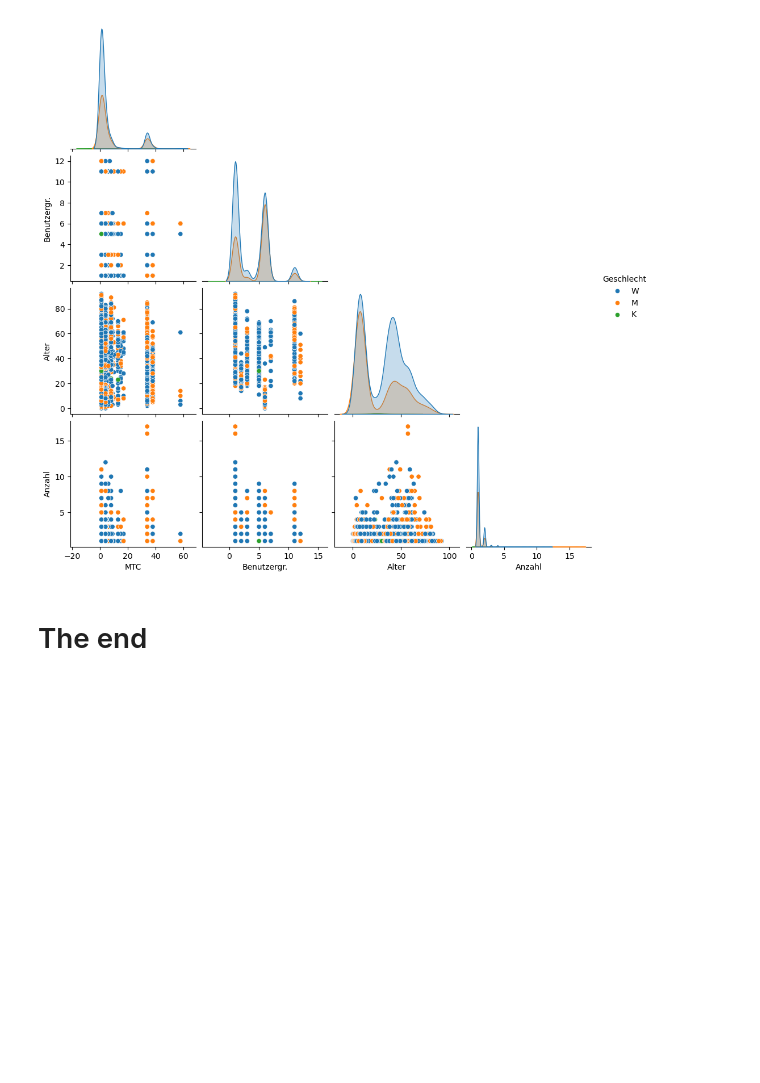
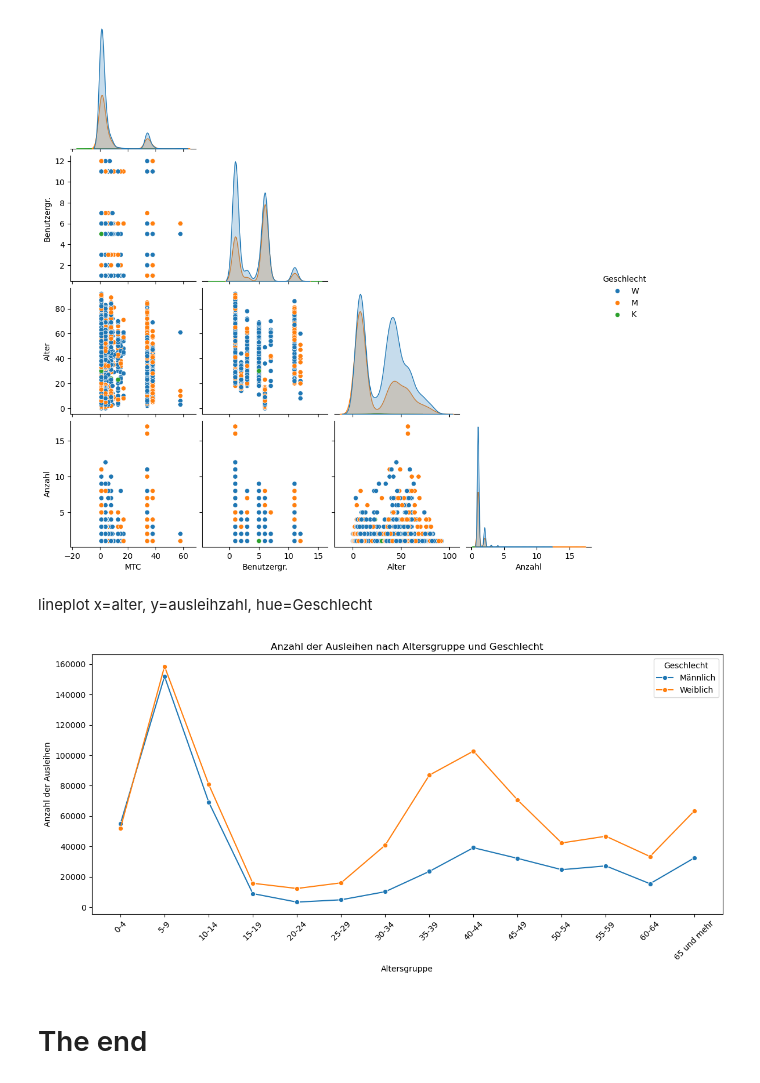
Before and after one commit to BeatriceM476/Final-project, a Jupyter notebook: AusEx_2024.ipynb, the cells around one changed output. Saved outputs shown, nothing was run; the diff lists cells and outputs as text; code cells hidden in the pictures; blank space fills up the shorter version.

```diff
--- a/AusEx_2024.ipynb
+++ b/AusEx_2024.ipynb
@@ -377,2 +375,55 @@ lineplot x=alter, y=ausleihzahl, hue=Geschlecht
+# %% [markdown]
+lineplot x=alter, y=ausleihzahl, hue=Geschlecht
+# %%
+# ---------------------------
+# 1️⃣ Définir les tranches d'âge (groupes de 5 ans + 65 et plus)
+# ---------------------------
+age_labels = ['0-4', '5-9', '10-14', '15-19', '20-24', '25-29',
+              '30-34', '35-39', '40-44', '45-49', '50-54', '55-59',
+              '60-64', '65 und mehr']
+
+bins = list(range(0, 70, 5)) + [200]  # 0,5,10,...65,200
+
+# ---------------------------
+# 2️⃣ Catégoriser les âges
+# ---------------------------
+AusEx_2024_df['Altersgruppe'] = pd.cut(
+    AusEx_2024_df['Alter'],
+    bins=bins,
+    labels=age_labels,
+    right=False
+)
+
+# ---------------------------
+# 3️⃣ Harmoniser les sexes si besoin
+# ---------------------------
+geschlecht_map = {"M": "Männlich", "W": "Weiblich"}
+AusEx_2024_df['Geschlecht'] = AusEx_2024_df['Geschlecht'].map(geschlecht_map)
+
+# ---------------------------
+# 4️⃣ Compter le nombre d'emprunts par tranche et sexe
+# ---------------------------
+ausleih_counts = AusEx_2024_df.groupby(['Altersgruppe','Geschlecht']).size().reset_index(name="Ausleihzahl")
+
+# ---------------------------
+# 5️⃣ Visualisation
+# ---------------------------
+plt.figure(figsize=(12,6))
+sns.lineplot(
+    data=ausleih_counts,
+    x="Altersgruppe",
+    y="Ausleihzahl",
+    hue="Geschlecht",
+    marker="o"
+)
+
+plt.title("Anzahl der Ausleihen nach Altersgruppe und Geschlecht")
+plt.xlabel("Altersgruppe")
+plt.ylabel("Anzahl der Ausleihen")
+plt.xticks(rotation=45)
+plt.tight_layout()
+plt.show()
+# %% [output]
+[figure, added]
 # %% [markdown]
 # The end
```
Also changed, not shown: parts of 1 cell of this notebook, 3 other files.
